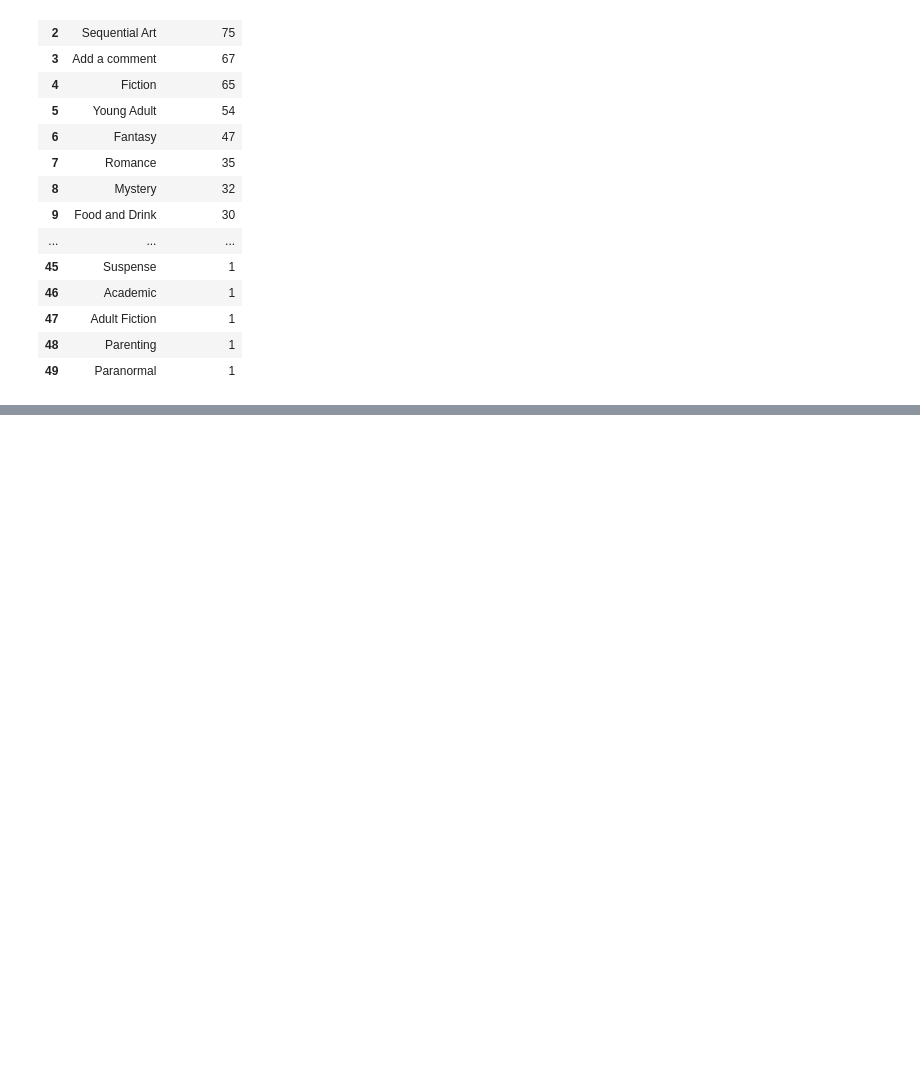
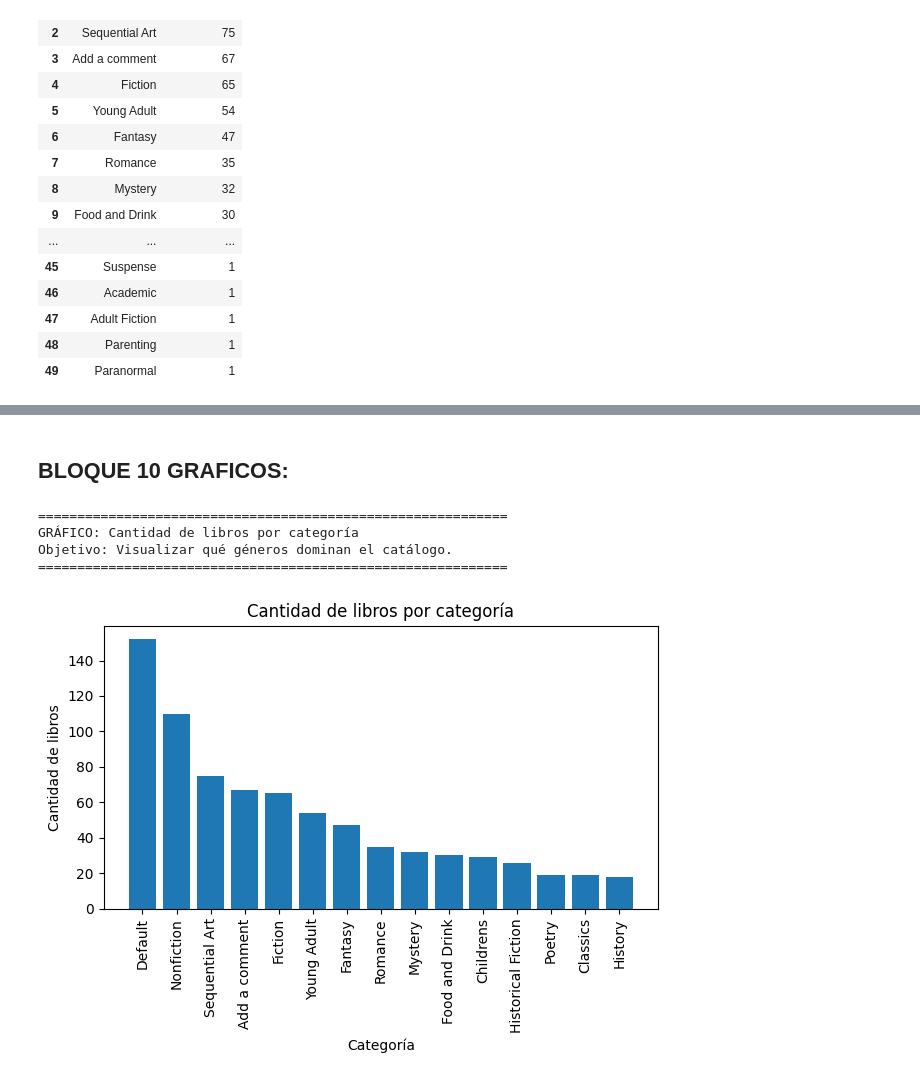
Before and after one commit to JuanCastro-H/Web-Scraping-and-Database-Challenge-4, a Jupyter notebook: scraping.ipynb, the cells around one changed output, grey strips where cells are left out. Cells and saved outputs as stored; diff of their text form; code cells hidden in the pictures; blank space fills up the shorter version.

Commit message:
feat: agrego comparacion de rendimiento con y sin indice y graficos de visualizacion

```diff
--- a/scraping.ipynb
+++ b/scraping.ipynb
@@ -781,0 +881,33 @@ Importancia: Permite analizar volumen editorial por categoría.
+# %% [markdown]
+## BLOQUE 10  GRAFICOS:
+# %%
+# ==========================================
+# BONUS: Visualización gráfica
+# ==========================================
+
+import matplotlib.pyplot as plt
+
+print("="*60)
+print("GRÁFICO: Cantidad de libros por categoría")
+print("Objetivo: Visualizar qué géneros dominan el catálogo.")
+print("="*60)
+
+# Ordenamos por cantidad (por si acaso)
+df_grafico = df_q5.sort_values(by="total_libros", ascending=False).head(15)
+
+plt.figure()
+plt.bar(df_grafico["nombre"], df_grafico["total_libros"])
+
+plt.xticks(rotation=90)
+plt.xlabel("Categoría")
+plt.ylabel("Cantidad de libros")
+plt.title("Cantidad de libros por categoría")
+
+plt.tight_layout()
+plt.show()
+# %% [output]
+============================================================
+GRÁFICO: Cantidad de libros por categoría
+Objetivo: Visualizar qué géneros dominan el catálogo.
+============================================================
+[figure, added]
```
Also changed, not shown: parts of 2 cells of this notebook.
